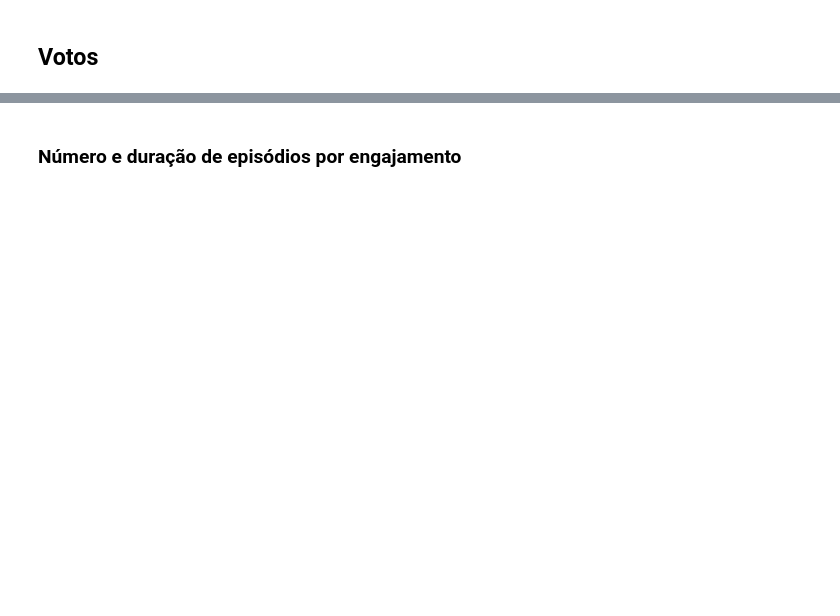
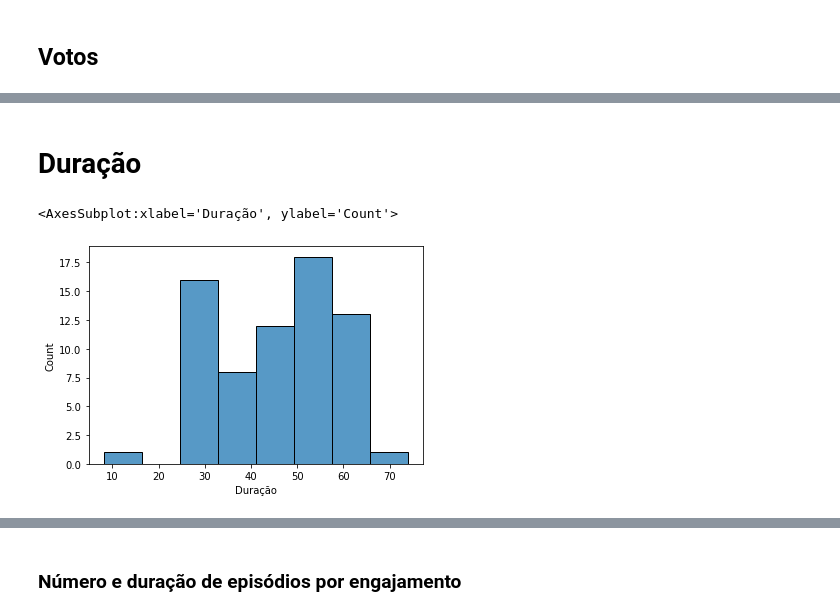
Before and after one commit to mariamaOlive/projeto-sidi-residencia, a Jupyter notebook: analise_exploratoria.ipynb, the cells around one changed output, grey strips where cells are left out. Drawn from its saved outputs; the diff is of its cells as text; code cells hidden in the pictures; blank space fills up the shorter version.

```diff
--- a/analise_exploratoria.ipynb
+++ b/analise_exploratoria.ipynb
@@ -122,0 +363,7 @@ sns.scatterplot(data=dados, x="critic_reviews", y="Votos")
+# %% [markdown]
+# Duração
+# %%
+sns.histplot(data=dados, x="Duração")# tratar (dividir duracao por numero de episodios para >100)
+# %% [output]
+<AxesSubplot:xlabel='Duração', ylabel='Count'>
+[figure, added]
```
Also changed, not shown: parts of 91 cells of this notebook.
